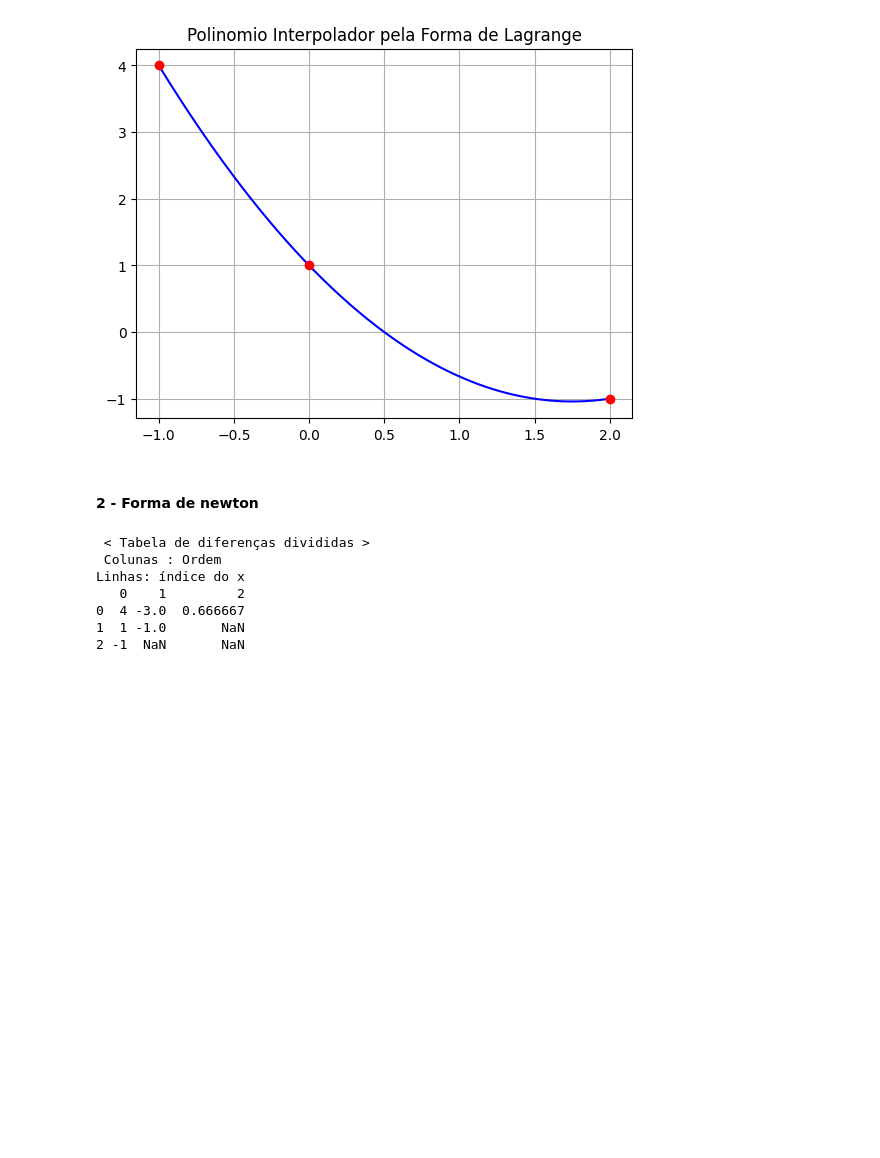
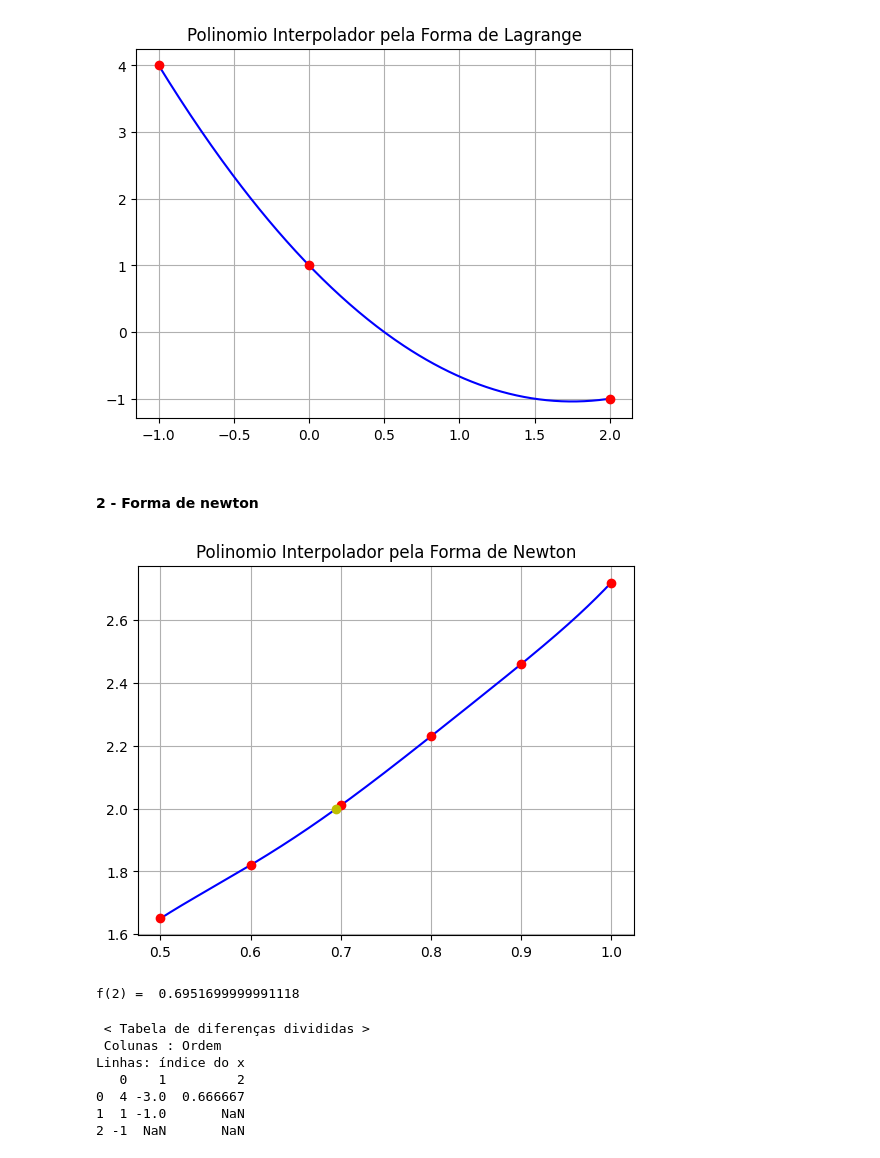
Before and after one commit to syannekaroline/MatematicaComputacional, a Jupyter notebook: ExercícioPratico05_Interpolacao.ipynb, the cells around one changed output. Saved outputs shown, nothing was run; the diff lists cells and outputs as text; code cells hidden in the pictures; blank space fills up the shorter version.

```diff
--- a/ExercícioPratico05_Interpolacao.ipynb
+++ b/ExercícioPratico05_Interpolacao.ipynb
@@ -198,40 +198,99 @@ def interpNewtonGrafico(x,y,ShowGraph=True, MostrartabelaDD=False):
 
   A função gera o gráfico da função interpoladora e retorna os valores da função interpoladora nesse intervalo passado por parâmetro.
   """
-  Intervalo=np.arange(min(x),max(x)+0.0001,0.01)
+  Intervalo = np.arange(min(x),max(x)+0.0001,0.01)
   n = len(x)
   fdd = [[None for x in range(n)] for x in range(n)]
 
   for i in range(n):
     fdd[i][0] = y[i]
 
   for j in range(1,n):
     for i in range(n-j):
       fdd[i][j] = (fdd[i+1][j-1] - fdd[i][j-1])/(x[i+j]-x[i])
 
   if MostrartabelaDD:
     print(" < Tabela de diferenças divididas >\n Colunas : Ordem\nLinhas: índice do x")
     fdd_table = pd.DataFrame(fdd)
     print(fdd_table)
 
   yt = []
 
   for xi in Intervalo:
     xterm = 1
     yint  = fdd[0][0]
     for order in range(1,n):
       xterm = xterm*(xi - x[order-1])
       yint  = yint + fdd[0][order]*xterm
     yt.append(yint)
 
   if ShowGraph:
     plt.title(f'Polinomio Interpolador pela Forma de Newton')
     plt.plot(Intervalo,yt,'b-')
     plt.plot(x,y,'ro')
     plt.grid()
     plt.show()
 
   return yt
+
+def interpNewton_InversaGrafico(x,y,yr,ShowGraph=True, MostrartabelaDD=False,):
+  """Função que Encontra a interpolação Inversa pela forma de newton.\n
+  Parâmetros:\n
+  x = vetor com valores x pra formação do polinômio Interpolador\n
+  y = vetor com os valores de y pra formação da cunção interpoladora\n
+  yr = ponto f(x) qualquer no intervalo y
+  ShowGraph - Valor booleano pra gerar o gráfico da função interpoladora\n
+  MostrartabelaDD=valor boleano pra mostrar oou não a tabela de diferença dividida\n
+  A função mostrar o ponto amarelo referente a yr/n
+  Retorno:\n
+  valor de x tal que f(x) = yr"""
+  Intervalo = np.arange(min(x),max(x)+0.0001,0.00001)
+  n = len(x)
+  fdd = [[None for x in range(n)] for x in range(n)]
+  inversas=dict()
+  for i in range(n):
+    fdd[i][0] = y[i]
+
+  for j in range(1,n):
+    for i in range(n-j):
+      fdd[i][j] = (fdd[i+1][j-1] - fdd[i][j-1])/(x[i+j]-x[i])
+
+  if MostrartabelaDD:
+    print(" < Tabela de diferenças divididas >\n Colunas : Ordem\nLinhas: índice do x")
+    fdd_table = pd.DataFrame(fdd)
+    print(fdd_table)
+
+  yt = []
+
+  for xi in Intervalo:
+    xterm = 1
+    yint  = fdd[0][0]
+    for order in range(1,n):
+      xterm = xterm*(xi - x[order-1])
+      yint  = yint + fdd[0][order]*xterm
+    yt.append(yint)
+    if yr > yint:
+      inversas[f'{yr}']=xi
+
+  if ShowGraph:
+    plt.title(f'Polinomio Interpolador pela Forma de Newton')
+    plt.plot(Intervalo,yt,'b-')
+    plt.plot(x,y,'ro')
+    plt.plot(inversas[f'{yr}'],yr,'yo')
+    plt.grid()
+    plt.show()
+
+  return inversas[f'{yr}']
+
+x = [0.5,0.6,0.7,0.8,0.9,1.0]
+y = [1.65,1.82,2.01,2.23,2.46,2.72]
+
+# encontrar f(x) = 2
+yr=2
+print(f"f({yr}) = ",interpNewton_InversaGrafico(x,y,yr))
+# %% [output]
+[figure, added]
+f(2) =  0.6951699999991118
 # %%
 def Results(f,pontosx,pontosy):
     """Função que plota os valores de f em pontos tabelados juntamente com a função interpoladora calculada pelo método de newton.\n"""
```
Also changed, not shown: parts of 5 cells of this notebook, 3 other files.
